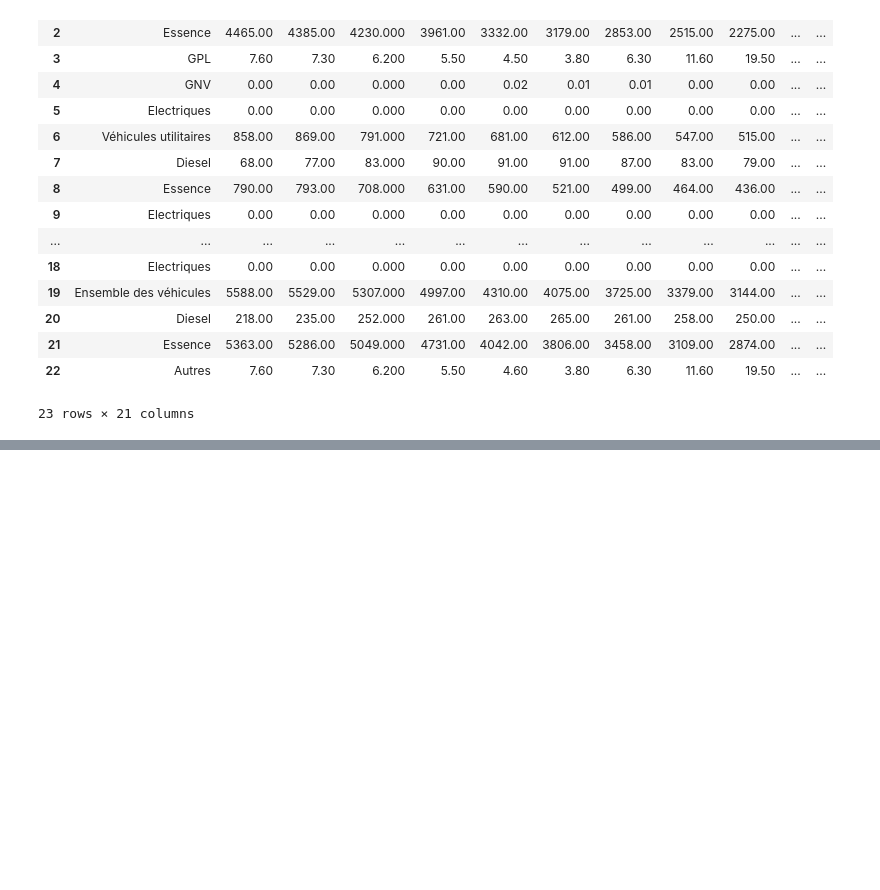
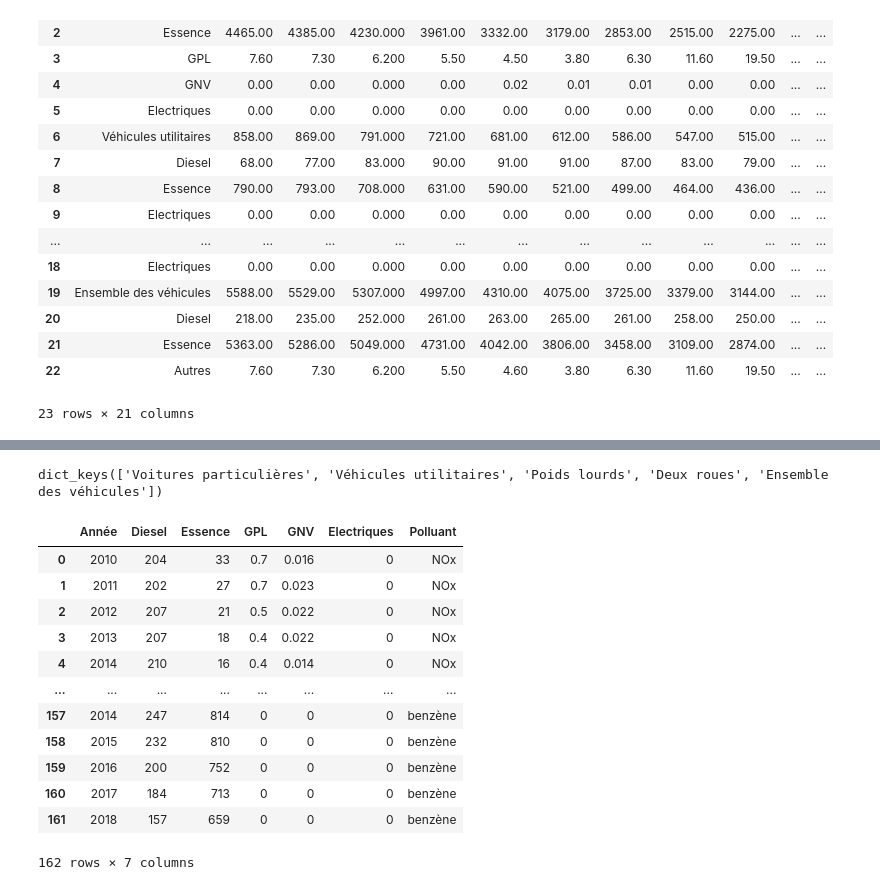
Before and after one commit to ABDATA3-Team5/GreenCars, a Jupyter notebook: emissions_polluantes/Transfo_dataset_emissions_pollu.ipynb, the cells around one changed output, grey strips where cells are left out. Drawn from its saved outputs; the diff is of its cells as text; code cells hidden in the pictures; blank space fills up the shorter version.

```diff
--- a/emissions_polluantes/Transfo_dataset_emissions_pollu.ipynb
+++ b/emissions_polluantes/Transfo_dataset_emissions_pollu.ipynb
@@ -270,3 +268,23 @@ def concat_tab_em_veh (tab_em_veh):
 # %%
 emissions_poll_ap_2010_merged= concat_tab_em_veh(emissions_poll_ap_2010_em_veh)
 emissions_poll_av_2010_merged= concat_tab_em_veh(emissions_poll_av_2010_em_veh)
+# %%
+emissions_poll_ap_2010_merged.keys()
+# %% [output]
+dict_keys(['Voitures particulières', 'Véhicules utilitaires', 'Poids lourds', 'Deux roues', 'Ensemble des véhicules'])
+# %%
+emissions_poll_ap_2010_merged['Voitures particulières']
+# %% [output]
+|  | Année | Diesel | Essence | GPL | GNV | Electriques | Polluant |
+| 0 | 2010 | 204 | 33 | 0.7 | 0.016 | 0 | NOx |
+| 1 | 2011 | 202 | 27 | 0.7 | 0.023 | 0 | NOx |
+| 2 | 2012 | 207 | 21 | 0.5 | 0.022 | 0 | NOx |
+| 3 | 2013 | 207 | 18 | 0.4 | 0.022 | 0 | NOx |
+| 4 | 2014 | 210 | 16 | 0.4 | 0.014 | 0 | NOx |
+| ... | ... | ... | ... | ... | ... | ... | ... |
+| 157 | 2014 | 247 | 814 | 0 | 0 | 0 | benzène |
+| 158 | 2015 | 232 | 810 | 0 | 0 | 0 | benzène |
+| 159 | 2016 | 200 | 752 | 0 | 0 | 0 | benzène |
+| 160 | 2017 | 184 | 713 | 0 | 0 | 0 | benzène |
+| 161 | 2018 | 157 | 659 | 0 | 0 | 0 | benzène |
+162 rows × 7 columns
```
Also changed, not shown: parts of 9 cells of this notebook, 21 other files.
